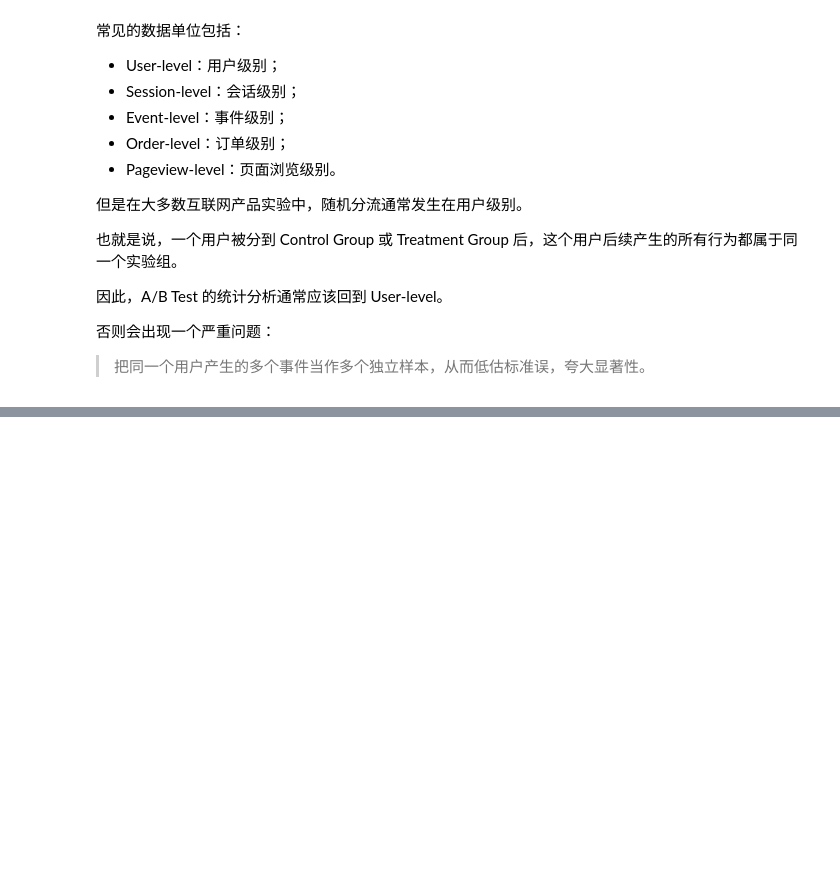
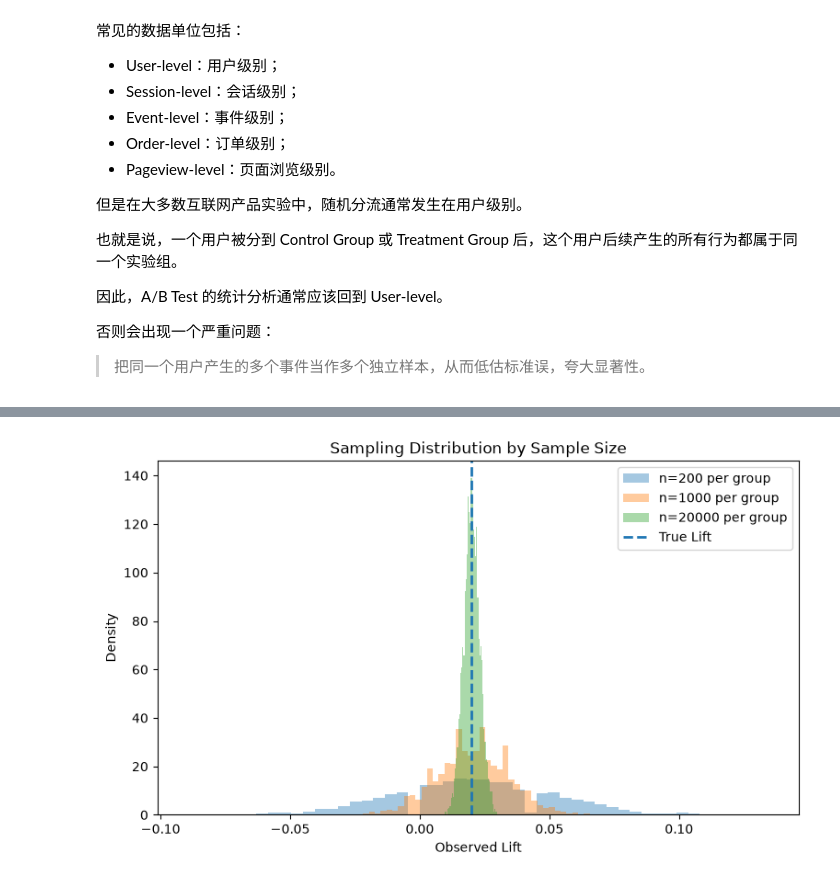
Before and after one commit to LizPink/AB-Testing, a Jupyter notebook: notebooks/01_ab_test_basic_concepts.ipynb, the cells around one changed output, grey strips where cells are left out. Saved outputs shown, nothing was run; the diff lists cells and outputs as text; code cells hidden in the pictures; blank space fills up the shorter version.

```diff
--- a/notebooks/01_ab_test_basic_concepts.ipynb
+++ b/notebooks/01_ab_test_basic_concepts.ipynb
@@ -906,0 +1150,39 @@ A/B Test 中，一个非常容易被忽略的问题是：
+# %%
+fig, ax = plt.subplots(figsize=(9, 5))
+
+for n in [200, 1_000, 20_000]:
+    lifts = []
+
+    for _ in range(n_simulations):
+        lift = simulate_ab_test(
+            n_control=n,
+            n_treatment=n,
+            p_control=p_control,
+            p_treatment=p_treatment,
+            rng=rng
+        )
+        lifts.append(lift)
+
+    ax.hist(
+        lifts,
+        bins=50,
+        alpha=0.4,
+        density=True,
+        label=f"n={n} per group"
+    )
+
+ax.axvline(
+    true_lift,
+    linestyle="--",
+    linewidth=2,
+    label="True Lift"
+)
+
+ax.set_title("Sampling Distribution by Sample Size")
+ax.set_xlabel("Observed Lift")
+ax.set_ylabel("Density")
+ax.legend()
+
+plt.show()
+# %% [output]
+[figure, added]
```
Also changed, not shown: parts of 12 cells of this notebook.
